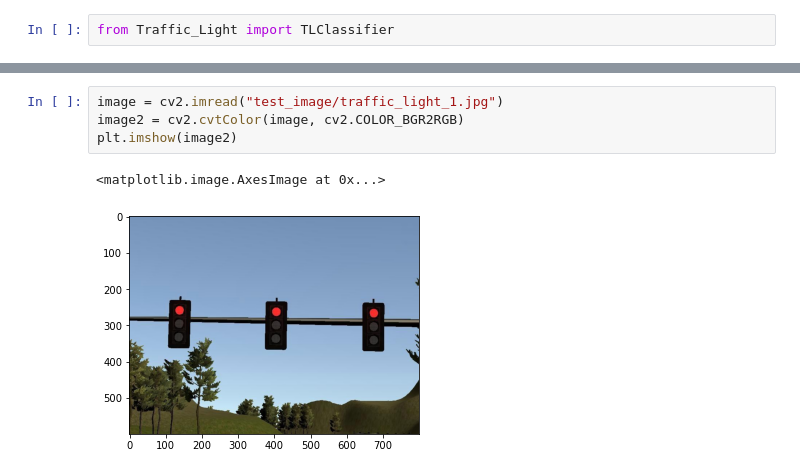
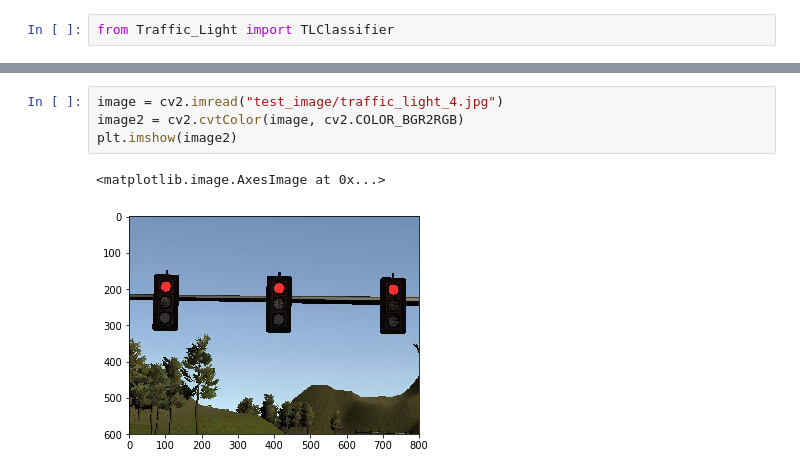
Before and after one commit to Kuan-HC/Traffic_Light_Detector, a Jupyter notebook: main.ipynb, the cells around one changed output, grey strips where cells are left out. Cells and saved outputs as stored; diff of their text form.

```diff
--- a/main.ipynb
+++ b/main.ipynb
@@ -15,11 +11,11 @@ WARNING:tensorflow:From C:\Users\kuanhsun.chen\Desktop\Traffic_Light_Detector\Tr
 model loaded
 # %%
-image = cv2.imread("test_image/traffic_light_1.jpg")
+image = cv2.imread("test_image/traffic_light_4.jpg")
 image2 = cv2.cvtColor(image, cv2.COLOR_BGR2RGB)
 plt.imshow(image2)
 # %% [output]
 <matplotlib.image.AxesImage at 0x...>
-[figure, old version]
+[figure, new version]
 # %%
 detect.get_classification(image)
 # %% [output]
```
Also changed, not shown: parts of 3 cells of this notebook, 2 other files.
